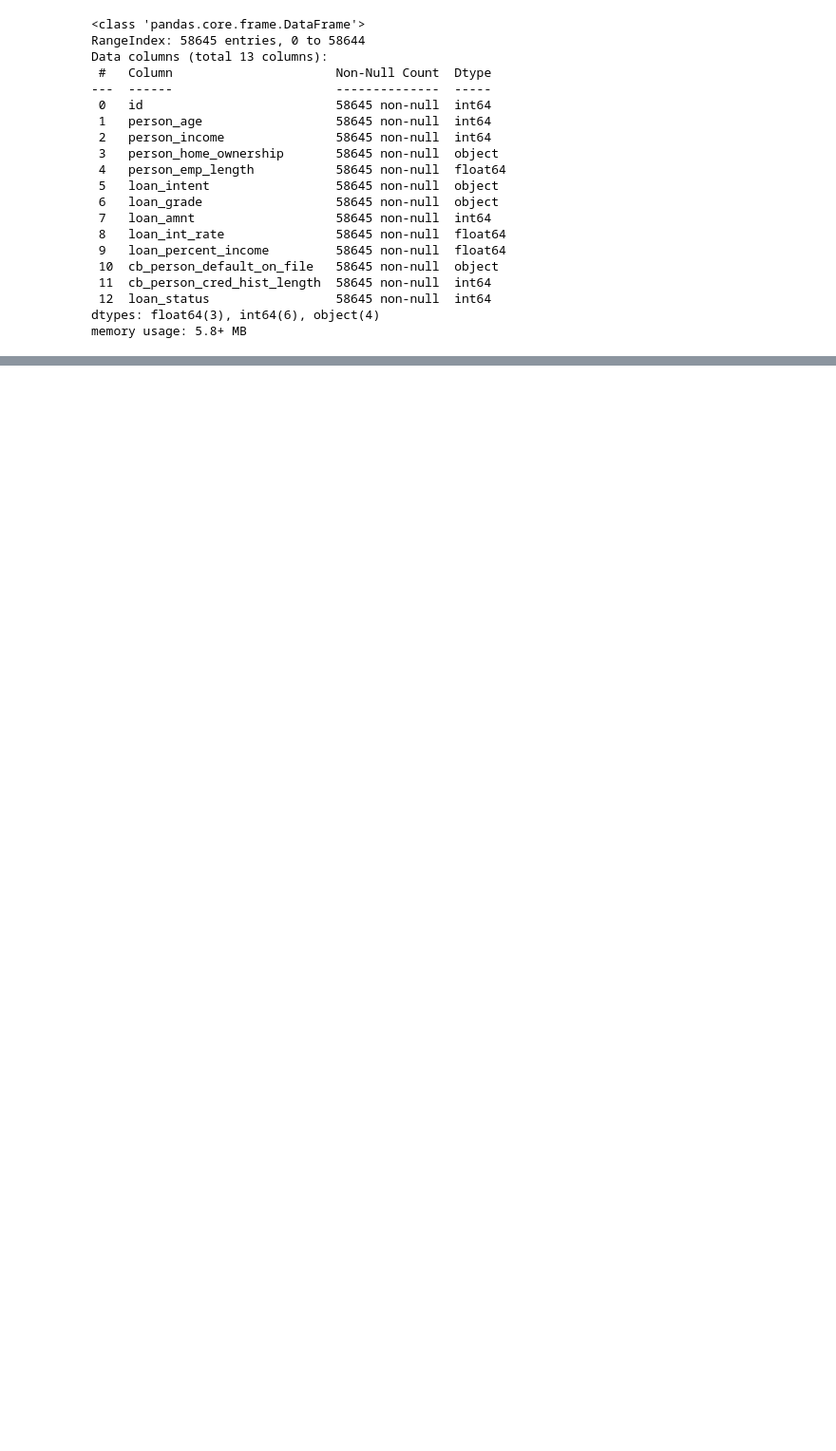
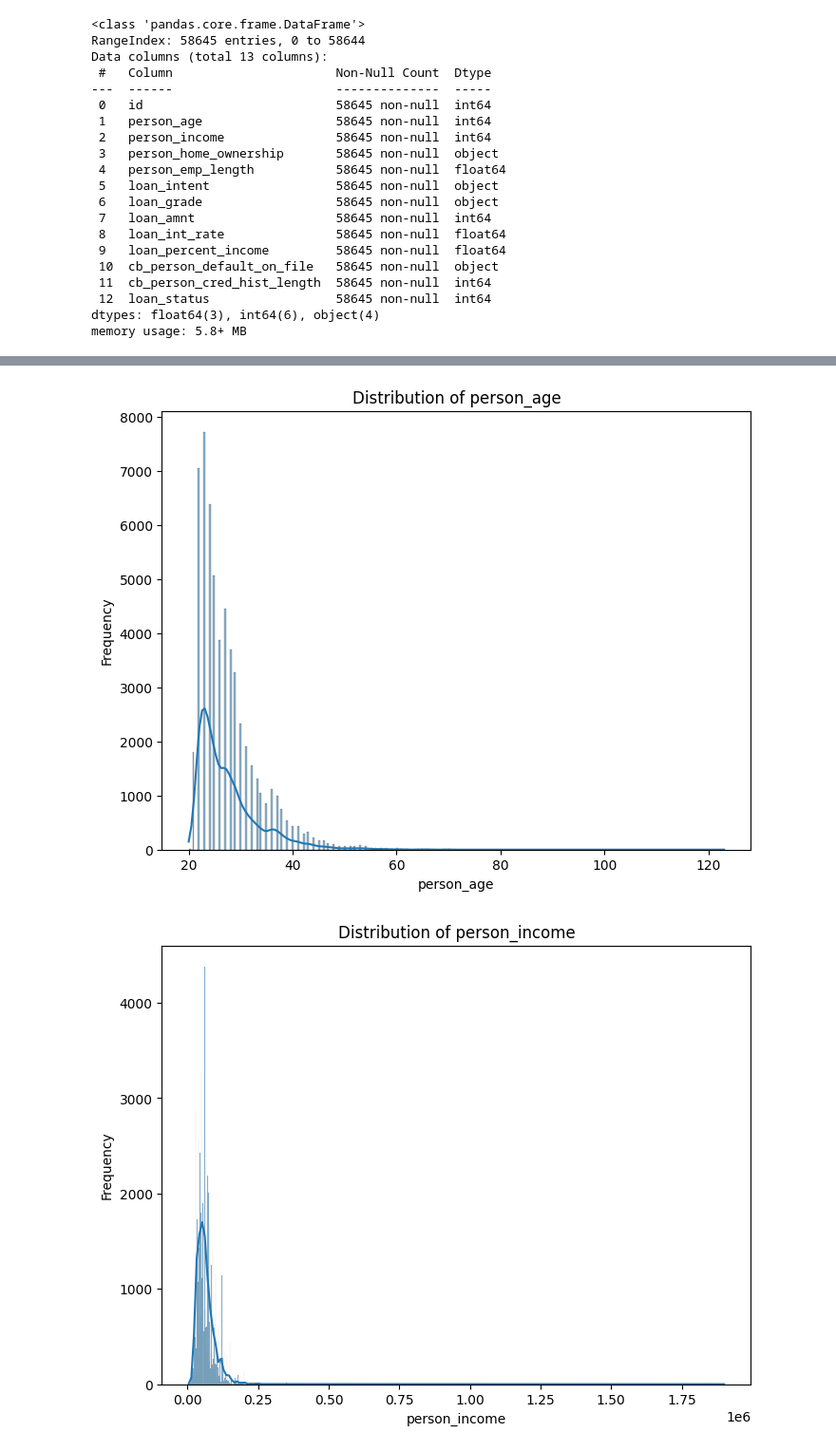
Before and after one commit to jash0803/DAIICT, a Jupyter notebook: SEM 5/EDA/202201016_Lab_Assignment_6.ipynb, the cells around one changed output, grey strips where cells are left out. Shown at 95% size. Saved outputs shown, nothing was run; the diff lists cells and outputs as text; code cells hidden in the pictures; blank space fills up the shorter version.

```diff
--- a/SEM 5/EDA/202201016_Lab_Assignment_6.ipynb
+++ b/SEM 5/EDA/202201016_Lab_Assignment_6.ipynb
@@ -23,4 +56,2 @@ from sklearn.compose import ColumnTransformer
 # %%
-data = pd.read_csv("/content/Loan_train.csv")
-test_data = pd.read_csv("/content/Loan_test.csv")
-data.head()
+data = pd.read_csv('Loan_train.csv')
@@ -135,0 +196,13 @@ AUC Score: 95.52597034303386
+# %%
+numerical_features = ['person_age', 'person_income', 'person_emp_length', 'loan_amnt', 'loan_int_rate', 'loan_percent_income', 'cb_person_cred_hist_length']
+
+for feature in numerical_features:
+    plt.figure(figsize=(8, 6))  # Adjust figure size as needed
+    sns.histplot(data[feature], kde=True)  # kde adds a density curve
+    plt.title(f'Distribution of {feature}')
+    plt.xlabel(feature)
+    plt.ylabel('Frequency')
+    plt.show()
+# %% [output]
+[figure, added]
+[figure, added]
```
Also changed, not shown: parts of 72 cells of this notebook.
